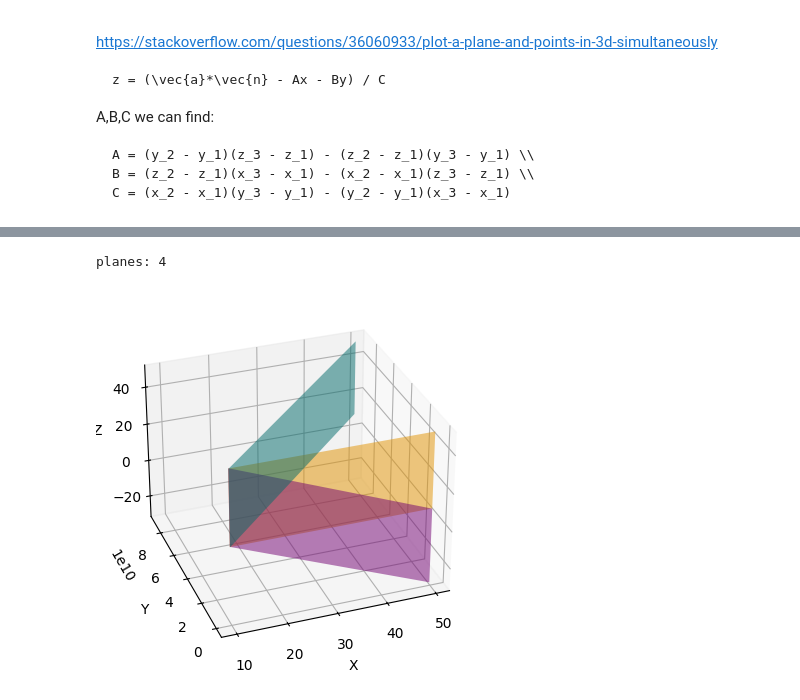
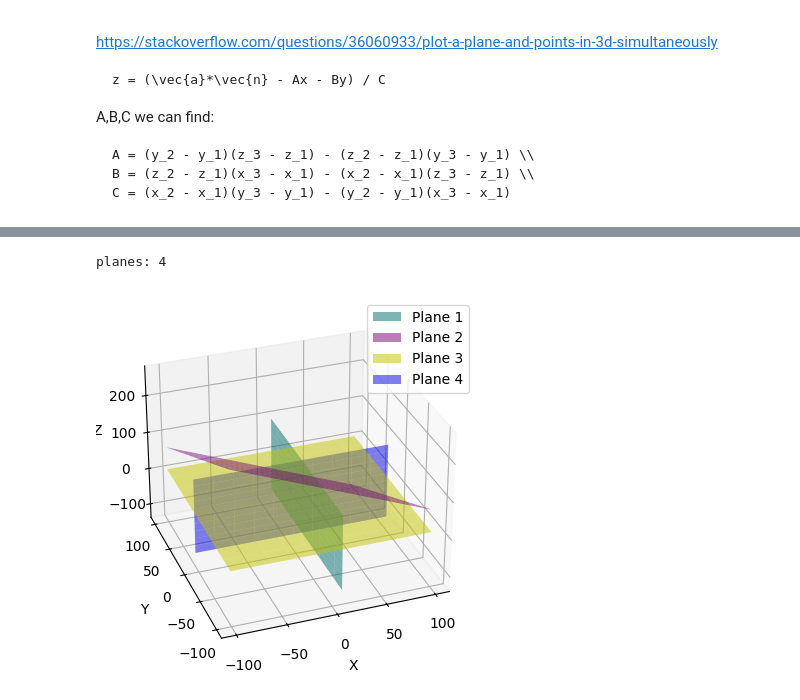
Before and after one commit to Childcity/PolypointTransformationsHelpers, a Jupyter notebook: pp_transormations.ipynb, the cells around one changed output, grey strips where cells are left out. Drawn from its saved outputs; the diff is of its cells as text; code cells hidden in the pictures.

```diff
--- a/pp_transormations.ipynb
+++ b/pp_transormations.ipynb
@@ -143,11 +145,10 @@ for tri in di_ts:
 	planes.append(Plane(p1, p2, p3))
 	#print(planes[-1])
 # %%
-import matplotlib.pyplot as plt
-from mpl_toolkits.mplot3d import Axes3D
+
 
 # Define a list of colors to cycle through for each plane
-colors = ['cyan', 'magenta', 'yellow', 'orange', 'purple', 'green', 'blue']
+colors = ['cyan', 'magenta', 'yellow', 'blue', 'orange', 'purple', 'green']
 
 print("planes:", len(planes))
 
@@ -264,7 +265,7 @@ def get_polypoint_plane(plane: Plane, orig_basises: list, res_basises: list):
 		r4 += h * γ
 
 	# Add a small regularization term to the diagonal elements of A
-	reg_term = 1e-10
+	reg_term = 1e-16
 	A = np.array([
 		[a1 + reg_term, b1, c1, d1],
 		[b1, b2 + reg_term, c2, d2],
@@ -282,10 +283,10 @@ res_basises = [[-1, 0.0, 0.0], [0.0, 1.0, 0.0], [0.0, 0.0, -1.0], [0.0, 0.0, 1.0
 
 tr_planes:list[Plane] = []
 for plane in planes:
-	tr_planes.append(get_polypoint_plane(plane, orig_basises, res_basises))
+	tr_planes.append(get_polypoint_plane(plane, orig_basises, res_basises).normalized())
 
 for plane, tr_plane in zip(planes, tr_planes):
 	print("in :", plane.normalized())
-	print("Out:", tr_plane.normalized(), "\n")
+	print("Out:", tr_plane, "\n")
 # %% [output]
 in : Plane(A=1.0; B=0.0; C=0.0; D=-10.0)
@@ -302,9 +303,6 @@ Out: Plane(A=5.500009339881248e-10; B=1.0; C=0.0; D=-10.000000005950008)
 # %%
-import matplotlib.pyplot as plt
-from mpl_toolkits.mplot3d import Axes3D
-
 # Define a list of colors to cycle through for each plane
-colors = ['cyan', 'magenta', 'yellow', 'orange', 'purple', 'green', 'blue']
+colors = ['cyan', 'magenta', 'yellow', 'blue', 'orange', 'purple', 'green']
 
 print("planes:", len(tr_planes))
 
@@ -312,41 +310,39 @@ print("planes:", len(tr_planes))
 fig = plt.figure()
 ax: Axes3D = fig.add_subplot(111, projection='3d')
 
-	#x_range = np.linspace(mid_x - max_range, mid_x + max_range, 10)
-	#y_range = np.linspace(mid_y - max_range, mid_y + max_range, 10)
-	#z_range = np.linspace(mid_z - max_range, mid_z + max_range, 10)
+min_x = -100
+max_x = 100
+x_range = np.linspace(min_x, max_x, 10)
+y_range = np.linspace(min_x, max_x, 10)
+z_range = np.linspace(min_x, max_x, 10)
 
 for idx, plane in enumerate(tr_planes):
-	#x_range = np.linspace(mid_x - max_range, mid_x + max_range, 10)
-	#y_range = np.linspace(mid_y - max_range, mid_y + max_range, 10)
-	#z_range = np.linspace(mid_z - max_range, mid_z + max_range, 10)
-
 	if (plane.C == 0 and plane.B == 0) and plane.A != 0:
 		x_value = -plane.D / plane.A  # x is constant
 		Y, Z = np.meshgrid(y_range, z_range)
 		X = np.full(Y.shape, x_value)  # Set X to the constant value
 
 	elif plane.C == 0 and plane.B != 0:
 		# Define Z range instead and solve for Y
 		X, Z = np.meshgrid(x_range, z_range)
 		Y = (-plane.A * X - plane.C * Z - plane.D) / plane.B
 
 	else:
 		X, Y = np.meshgrid(x_range, y_range)
 		Z = (-plane.A * X - plane.B * Y - plane.D) / plane.C
 
 	color = colors[idx % len(colors)]
 	ax.plot_surface(X, Y, Z, color=color, alpha=0.5, rstride=100, cstride=100, label=f"Plane {idx+1}")
 
 # Rotate the plot by 90 degrees (adjust as needed)
 ax.view_init(elev=30, azim=-110, roll=0)
 
 ax.set_xlabel('X')
 ax.set_ylabel('Y')
 ax.set_zlabel('Z')
-#ax.legend()
+ax.legend()
 
 plt.show()
 # %% [output]
 planes: 4
-[figure, old version]
+[figure, new version]
```
Also changed, not shown: parts of 3 cells of this notebook.
